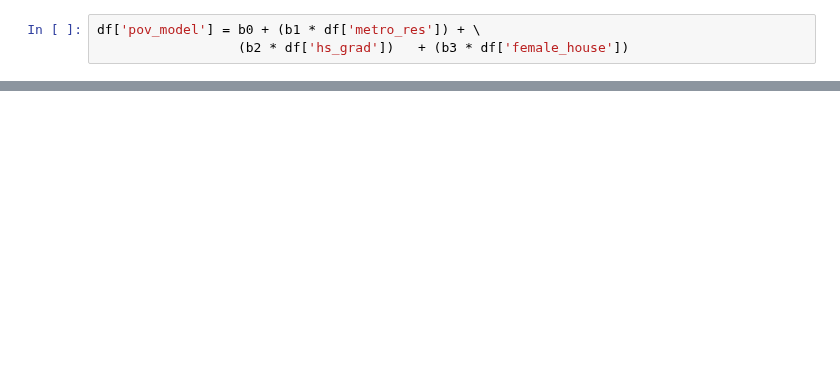
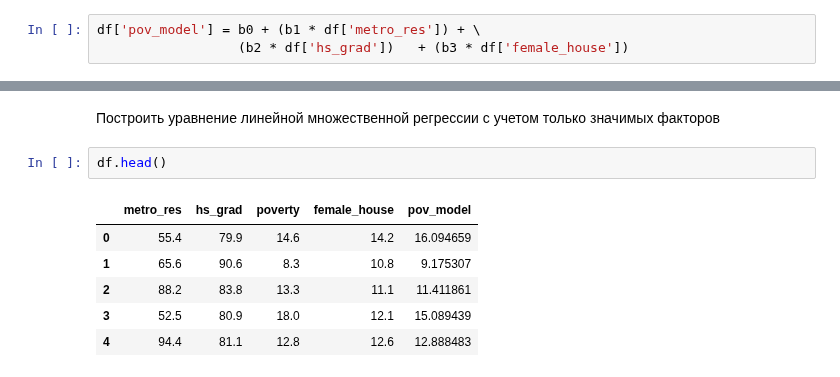
Before and after one commit to befragment/statistic_course, a Jupyter notebook: 6.ipynb, the cells around one changed output, grey strips where cells are left out. Saved outputs shown, nothing was run; the diff lists cells and outputs as text; blank space fills up the shorter version.

```diff
--- a/6.ipynb
+++ b/6.ipynb
@@ -87,0 +150,11 @@ df['pov_model'] = b0 + (b1 * df['metro_res']) + \
+# %% [markdown]
+Построить уравнение линейной множественной регрессии с учетом только значимых факторов
+# %%
+df.head()
+# %% [output]
+|  | metro_res | hs_grad | poverty | female_house | pov_model |
+| 0 | 55.4 | 79.9 | 14.6 | 14.2 | 16.094659 |
+| 1 | 65.6 | 90.6 | 8.3 | 10.8 | 9.175307 |
+| 2 | 88.2 | 83.8 | 13.3 | 11.1 | 11.411861 |
+| 3 | 52.5 | 80.9 | 18.0 | 12.1 | 15.089439 |
+| 4 | 94.4 | 81.1 | 12.8 | 12.6 | 12.888483 |
```
Also changed, not shown: parts of 32 cells of this notebook.
